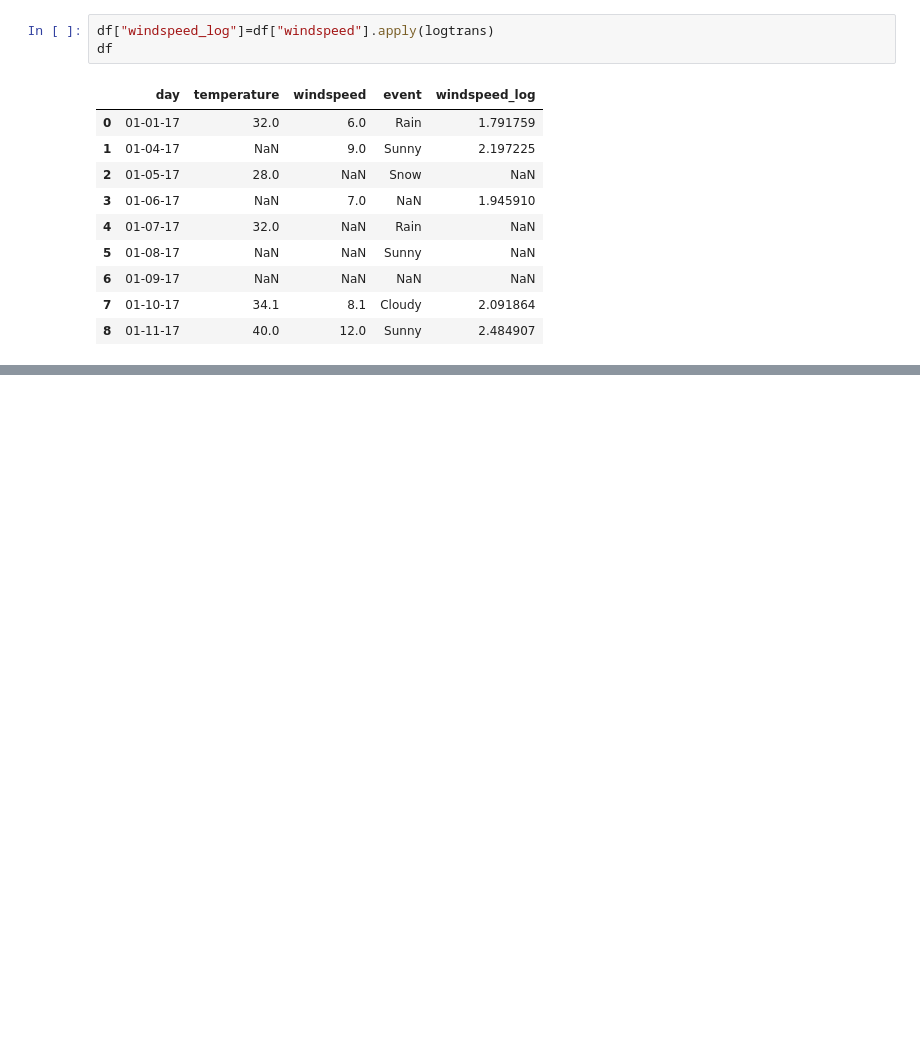
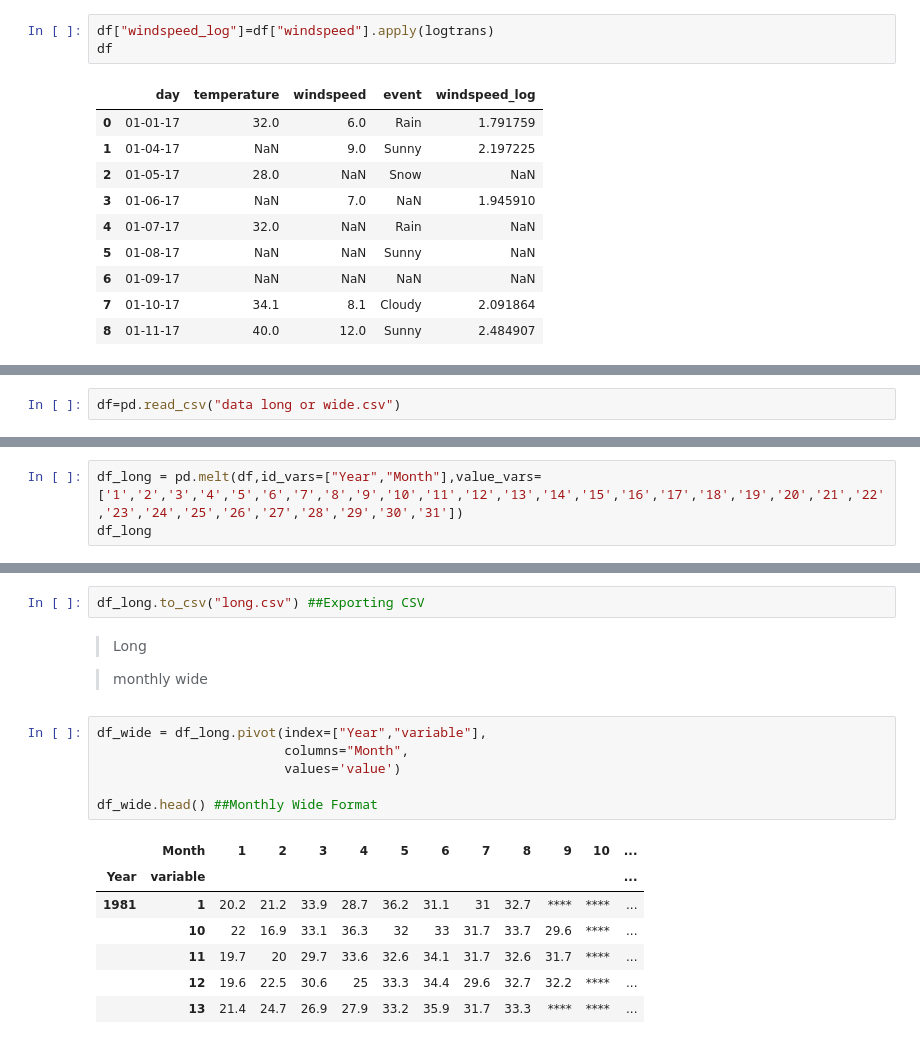
Before and after one commit to TanjiEvan/Python, a Jupyter notebook: Numpy&Pandas/EDA.ipynb, the cells around one changed output, grey strips where cells are left out. Cells and saved outputs as stored; diff of their text form; blank space fills up the shorter version.

Commit message:
Added Long-Wide Format

```diff
--- a/Numpy&Pandas/EDA.ipynb
+++ b/Numpy&Pandas/EDA.ipynb
@@ -489,0 +496,2 @@ df
+# %%
+df=pd.read_csv("data long or wide.csv")
@@ -489,0 +508,3 @@ df
+# %%
+df_long = pd.melt(df,id_vars=["Year","Month"],value_vars=['1','2','3','4','5','6','7','8','9','10','11','12','13','14','15','16','17','18','19','20','21','22','23','24','25','26','27','28','29','30','31'])
+df_long
@@ -489,0 +525,20 @@ df
+# %%
+df_long.to_csv("long.csv") ##Exporting CSV
+# %% [markdown]
+>Long
+
+>monthly wide
+# %%
+df_wide = df_long.pivot(index=["Year","variable"],
+                        columns="Month",
+                        values='value')
+
+df_wide.head() ##Monthly Wide Format
+# %% [output]
+|  | Month | 1 | 2 | 3 | 4 | 5 | 6 | 7 | 8 | 9 | 10 | ... |
+| Year | variable |  |  |  |  |  |  |  |  |  |  | ... |
+| 1981 | 1 | 20.2 | 21.2 | 33.9 | 28.7 | 36.2 | 31.1 | 31 | 32.7 | **** | **** | ... |
+|  | 10 | 22 | 16.9 | 33.1 | 36.3 | 32 | 33 | 31.7 | 33.7 | 29.6 | **** | ... |
+|  | 11 | 19.7 | 20 | 29.7 | 33.6 | 32.6 | 34.1 | 31.7 | 32.6 | 31.7 | **** | ... |
+|  | 12 | 19.6 | 22.5 | 30.6 | 25 | 33.3 | 34.4 | 29.6 | 32.7 | 32.2 | **** | ... |
+|  | 13 | 21.4 | 24.7 | 26.9 | 27.9 | 33.2 | 35.9 | 31.7 | 33.3 | **** | **** | ... |
```
Also changed, not shown: parts of 4 cells of this notebook.
